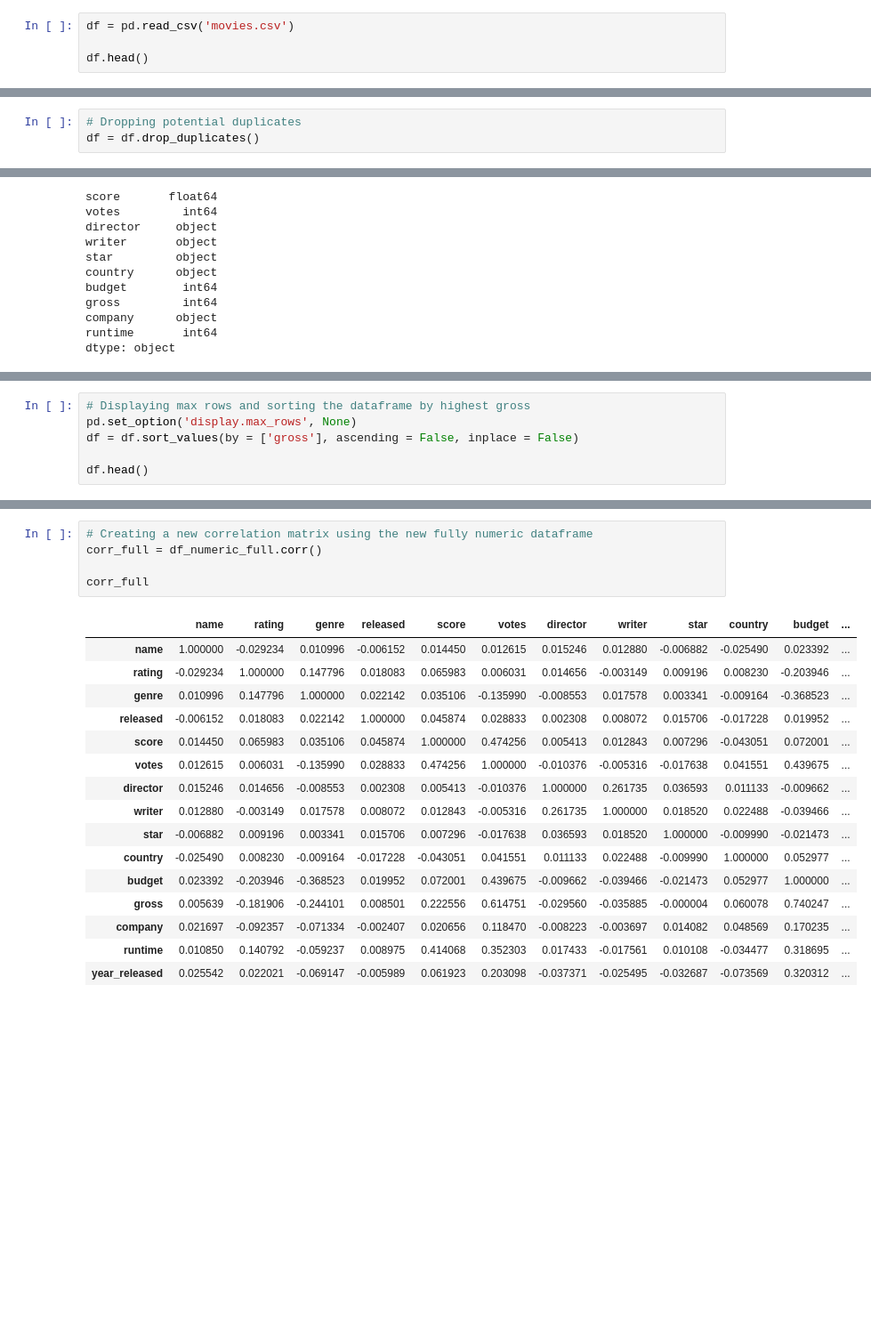
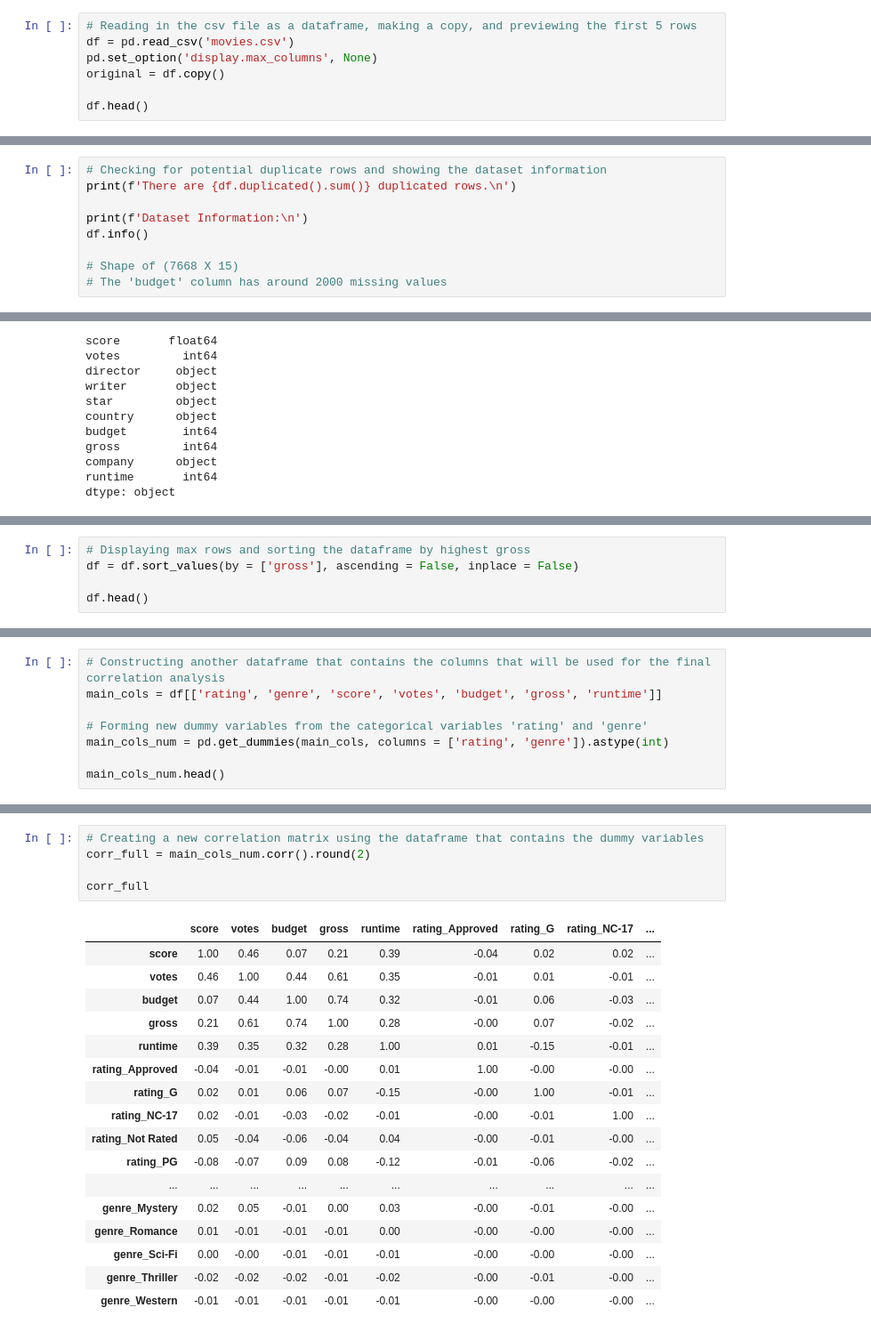
Before and after one commit to jackewings/PortfolioProjects, a Jupyter notebook: MoviePortfolio.ipynb, the cells around one changed output, grey strips where cells are left out. Shown at 89% size. Cells and saved outputs as stored; diff of their text form; blank space fills up the shorter version.

```diff
--- a/MoviePortfolio.ipynb
+++ b/MoviePortfolio.ipynb
@@ -4,7 +5,10 @@ import numpy as np
 import matplotlib.pyplot as plt
 import seaborn as sns
 # %%
+# Reading in the csv file as a dataframe, making a copy, and previewing the first 5 rows
 df = pd.read_csv('movies.csv')
+pd.set_option('display.max_columns', None)
+original = df.copy()
 
 df.head()
 # %% [output]
@@ -15,5 +19,11 @@ df.head()
 | 3 | Airplane! | PG | Comedy | 1980 | July 2, 1980 (United States) | 7.7 | 221000.0 | Jim Abrahams | Jim Abrahams | Robert Hays | United States | ... |
 | 4 | Caddyshack | R | Comedy | 1980 | July 25, 1980 (United States) | 7.3 | 108000.0 | Harold Ramis | Brian Doyle-Murray | Chevy Chase | United States | ... |
 # %%
-# Dropping potential duplicates
-df = df.drop_duplicates()
+# Checking for potential duplicate rows and showing the dataset information
+print(f'There are {df.duplicated().sum()} duplicated rows.\n')
+
+print(f'Dataset Information:\n')
+df.info()
+
+# Shape of (7668 X 15)
+# The 'budget' column has around 2000 missing values
@@ -123,7 +125,6 @@ df.head()
 | 4 | Caddyshack | R | Comedy | July 25, 1980 (United States) | 7.3 | 108000 | Harold Ramis | Brian Doyle-Murray | Chevy Chase | United States | 6000000 | ... |
 # %%
 # Displaying max rows and sorting the dataframe by highest gross
-pd.set_option('display.max_rows', None)
 df = df.sort_values(by = ['gross'], ascending = False, inplace = False)
 
 df.head()
@@ -165,0 +203,8 @@ df_numeric_full.head()
+# %%
+# Constructing another dataframe that contains the columns that will be used for the final correlation analysis
+main_cols = df[['rating', 'genre', 'score', 'votes', 'budget', 'gross', 'runtime']]
+
+# Forming new dummy variables from the categorical variables 'rating' and 'genre'
+main_cols_num = pd.get_dummies(main_cols, columns = ['rating', 'genre']).astype(int)
+
+main_cols_num.head()
@@ -166,24 +218,25 @@ df_numeric_full.head()
 # %%
-# Creating a new correlation matrix using the new fully numeric dataframe
-corr_full = df_numeric_full.corr()
+# Creating a new correlation matrix using the dataframe that contains the dummy variables
+corr_full = main_cols_num.corr().round(2)
 
 corr_full
 # %% [output]
-|  | name | rating | genre | released | score | votes | director | writer | star | country | budget | ... |
-| name | 1.000000 | -0.029234 | 0.010996 | -0.006152 | 0.014450 | 0.012615 | 0.015246 | 0.012880 | -0.006882 | -0.025490 | 0.023392 | ... |
-| rating | -0.029234 | 1.000000 | 0.147796 | 0.018083 | 0.065983 | 0.006031 | 0.014656 | -0.003149 | 0.009196 | 0.008230 | -0.203946 | ... |
-| genre | 0.010996 | 0.147796 | 1.000000 | 0.022142 | 0.035106 | -0.135990 | -0.008553 | 0.017578 | 0.003341 | -0.009164 | -0.368523 | ... |
-| released | -0.006152 | 0.018083 | 0.022142 | 1.000000 | 0.045874 | 0.028833 | 0.002308 | 0.008072 | 0.015706 | -0.017228 | 0.019952 | ... |
-| score | 0.014450 | 0.065983 | 0.035106 | 0.045874 | 1.000000 | 0.474256 | 0.005413 | 0.012843 | 0.007296 | -0.043051 | 0.072001 | ... |
-| votes | 0.012615 | 0.006031 | -0.135990 | 0.028833 | 0.474256 | 1.000000 | -0.010376 | -0.005316 | -0.017638 | 0.041551 | 0.439675 | ... |
-| director | 0.015246 | 0.014656 | -0.008553 | 0.002308 | 0.005413 | -0.010376 | 1.000000 | 0.261735 | 0.036593 | 0.011133 | -0.009662 | ... |
-| writer | 0.012880 | -0.003149 | 0.017578 | 0.008072 | 0.012843 | -0.005316 | 0.261735 | 1.000000 | 0.018520 | 0.022488 | -0.039466 | ... |
-| star | -0.006882 | 0.009196 | 0.003341 | 0.015706 | 0.007296 | -0.017638 | 0.036593 | 0.018520 | 1.000000 | -0.009990 | -0.021473 | ... |
-| country | -0.025490 | 0.008230 | -0.009164 | -0.017228 | -0.043051 | 0.041551 | 0.011133 | 0.022488 | -0.009990 | 1.000000 | 0.052977 | ... |
-| budget | 0.023392 | -0.203946 | -0.368523 | 0.019952 | 0.072001 | 0.439675 | -0.009662 | -0.039466 | -0.021473 | 0.052977 | 1.000000 | ... |
-| gross | 0.005639 | -0.181906 | -0.244101 | 0.008501 | 0.222556 | 0.614751 | -0.029560 | -0.035885 | -0.000004 | 0.060078 | 0.740247 | ... |
-| company | 0.021697 | -0.092357 | -0.071334 | -0.002407 | 0.020656 | 0.118470 | -0.008223 | -0.003697 | 0.014082 | 0.048569 | 0.170235 | ... |
-| runtime | 0.010850 | 0.140792 | -0.059237 | 0.008975 | 0.414068 | 0.352303 | 0.017433 | -0.017561 | 0.010108 | -0.034477 | 0.318695 | ... |
-| year_released | 0.025542 | 0.022021 | -0.069147 | -0.005989 | 0.061923 | 0.203098 | -0.037371 | -0.025495 | -0.032687 | -0.073569 | 0.320312 | ... |
+|  | score | votes | budget | gross | runtime | rating_Approved | rating_G | rating_NC-17 | ... |
+| score | 1.00 | 0.46 | 0.07 | 0.21 | 0.39 | -0.04 | 0.02 | 0.02 | ... |
+| votes | 0.46 | 1.00 | 0.44 | 0.61 | 0.35 | -0.01 | 0.01 | -0.01 | ... |
+| budget | 0.07 | 0.44 | 1.00 | 0.74 | 0.32 | -0.01 | 0.06 | -0.03 | ... |
+| gross | 0.21 | 0.61 | 0.74 | 1.00 | 0.28 | -0.00 | 0.07 | -0.02 | ... |
+| runtime | 0.39 | 0.35 | 0.32 | 0.28 | 1.00 | 0.01 | -0.15 | -0.01 | ... |
+| rating_Approved | -0.04 | -0.01 | -0.01 | -0.00 | 0.01 | 1.00 | -0.00 | -0.00 | ... |
+| rating_G | 0.02 | 0.01 | 0.06 | 0.07 | -0.15 | -0.00 | 1.00 | -0.01 | ... |
+| rating_NC-17 | 0.02 | -0.01 | -0.03 | -0.02 | -0.01 | -0.00 | -0.01 | 1.00 | ... |
+| rating_Not Rated | 0.05 | -0.04 | -0.06 | -0.04 | 0.04 | -0.00 | -0.01 | -0.00 | ... |
+| rating_PG | -0.08 | -0.07 | 0.09 | 0.08 | -0.12 | -0.01 | -0.06 | -0.02 | ... |
+| ... | ... | ... | ... | ... | ... | ... | ... | ... | ... |
+| genre_Mystery | 0.02 | 0.05 | -0.01 | 0.00 | 0.03 | -0.00 | -0.01 | -0.00 | ... |
+| genre_Romance | 0.01 | -0.01 | -0.01 | -0.01 | 0.00 | -0.00 | -0.00 | -0.00 | ... |
+| genre_Sci-Fi | 0.00 | -0.00 | -0.01 | -0.01 | -0.01 | -0.00 | -0.00 | -0.00 | ... |
+| genre_Thriller | -0.02 | -0.02 | -0.02 | -0.01 | -0.02 | -0.00 | -0.01 | -0.00 | ... |
+| genre_Western | -0.01 | -0.01 | -0.01 | -0.01 | -0.01 | -0.00 | -0.00 | -0.00 | ... |
 # %%
 # Pairing and sorting the values for increased readability
```
Also changed, not shown: parts of 18 cells of this notebook.
